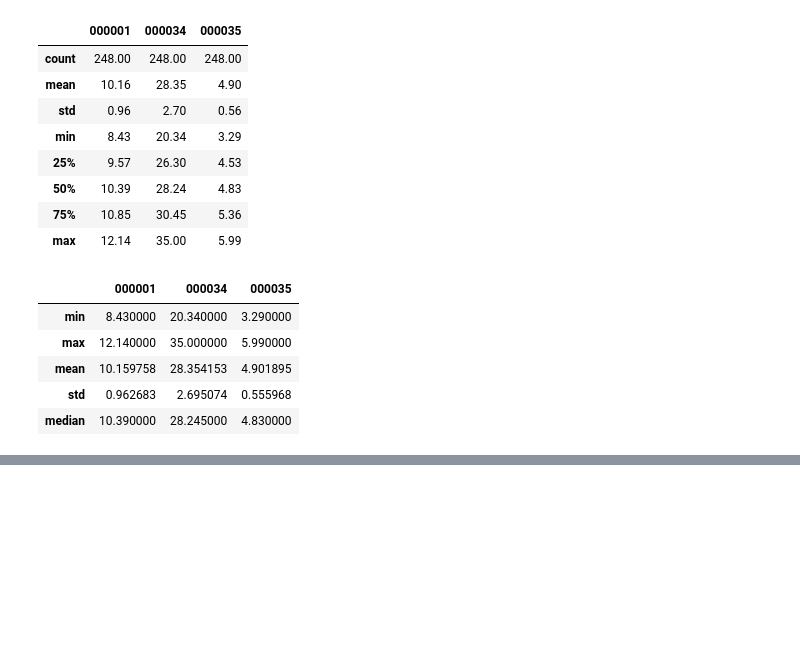
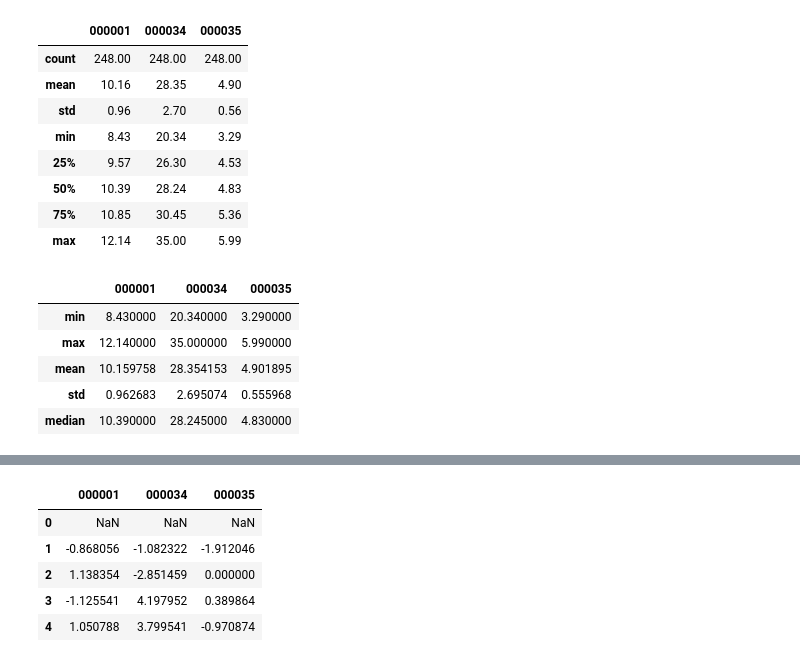
Before and after one commit to jikefan/QuantTradingStudy, a Jupyter notebook: ch01/ch01.ipynb, the cells around one changed output, grey strips where cells are left out. Saved outputs shown, nothing was run; the diff lists cells and outputs as text; code cells hidden in the pictures; blank space fills up the shorter version.

```diff
--- a/ch01/ch01.ipynb
+++ b/ch01/ch01.ipynb
@@ -137,0 +148,10 @@ close_df.aggregate([min, max, np.mean, np.std, np.median])
+# %%
+# 增长率,*100 变成百分比
+close_df.pct_change().head()*100
+# %% [output]
+|  | 000001 | 000034 | 000035 |
+| 0 | NaN | NaN | NaN |
+| 1 | -0.868056 | -1.082322 | -1.912046 |
+| 2 | 1.138354 | -2.851459 | 0.000000 |
+| 3 | -1.125541 | 4.197952 | 0.389864 |
+| 4 | 1.050788 | 3.799541 | -0.970874 |
```
Also changed, not shown: parts of 6 cells of this notebook.
